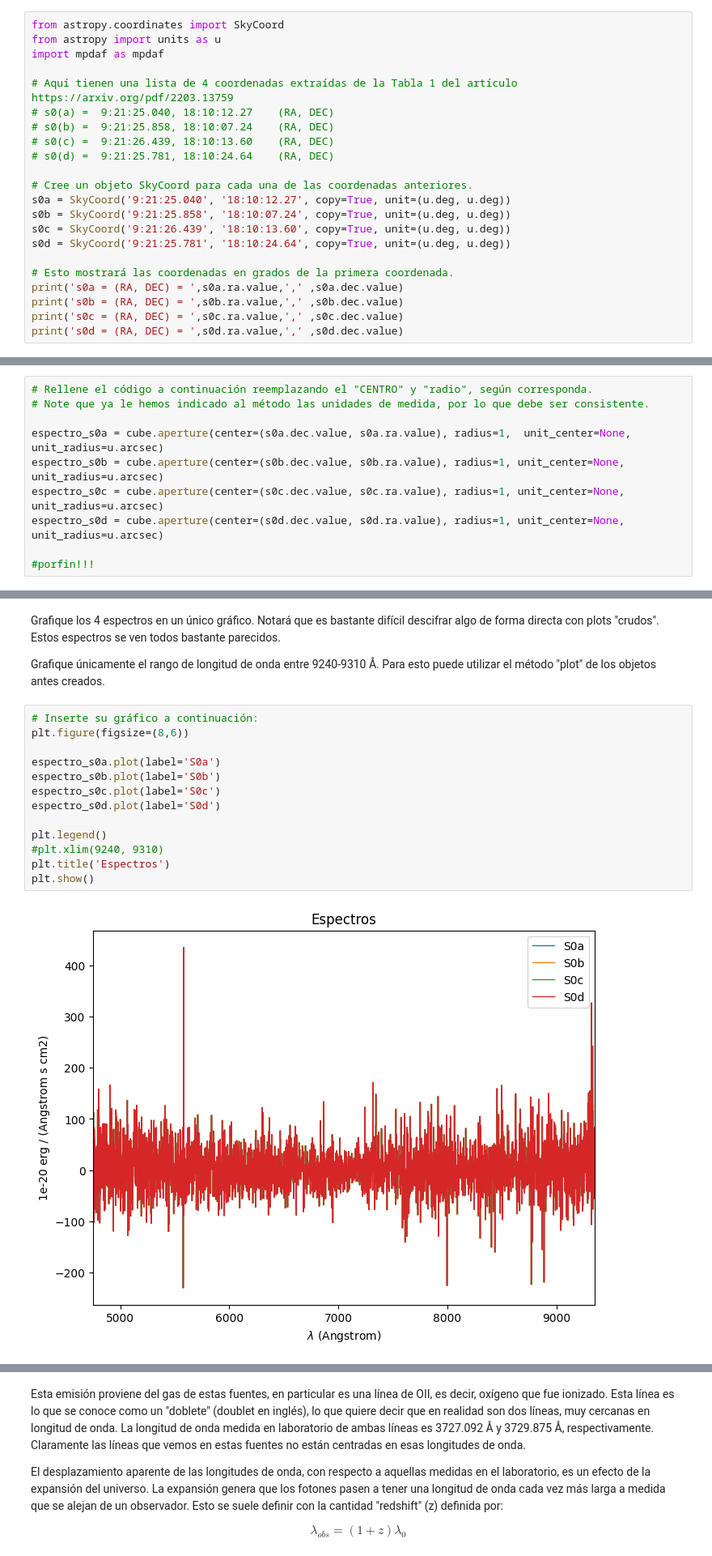
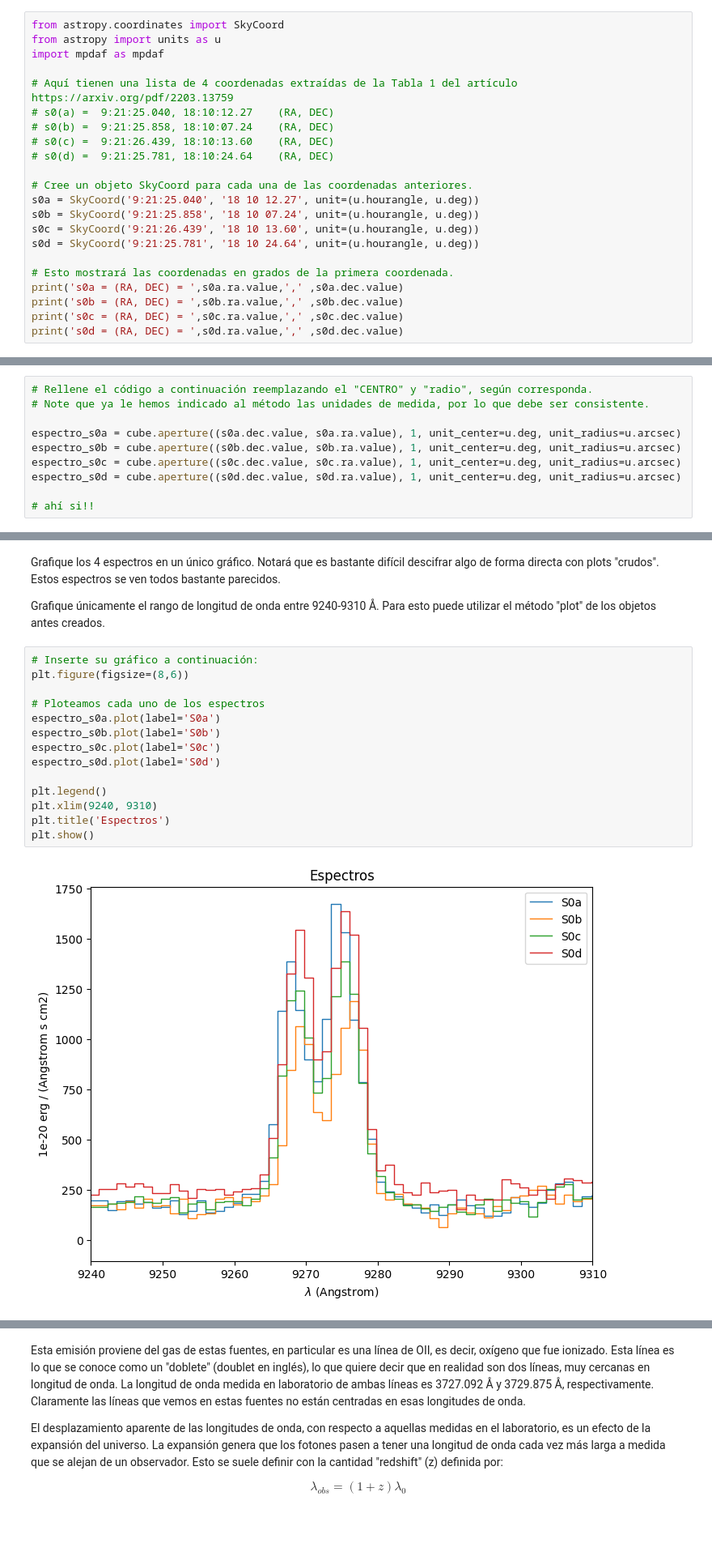
Before and after one commit to gustavocardoza/Tarea-4, a Jupyter notebook: Tarea4.ipynb, the cells around one changed output, grey strips where cells are left out. Shown at 81% size. Cells and saved outputs as stored; diff of their text form; blank space fills up the shorter version.

```diff
--- a/Tarea4.ipynb
+++ b/Tarea4.ipynb
@@ -203,10 +203,10 @@ import mpdaf as mpdaf
 # s0(d) =  9:21:25.781, 18:10:24.64    (RA, DEC)
 
 # Cree un objeto SkyCoord para cada una de las coordenadas anteriores.
-s0a = SkyCoord('9:21:25.040', '18:10:12.27', copy=True, unit=(u.deg, u.deg))
-s0b = SkyCoord('9:21:25.858', '18:10:07.24', copy=True, unit=(u.deg, u.deg))
-s0c = SkyCoord('9:21:26.439', '18:10:13.60', copy=True, unit=(u.deg, u.deg))
-s0d = SkyCoord('9:21:25.781', '18:10:24.64', copy=True, unit=(u.deg, u.deg))
+s0a = SkyCoord('9:21:25.040', '18 10 12.27', unit=(u.hourangle, u.deg))
+s0b = SkyCoord('9:21:25.858', '18 10 07.24', unit=(u.hourangle, u.deg))
+s0c = SkyCoord('9:21:26.439', '18 10 13.60', unit=(u.hourangle, u.deg))
+s0d = SkyCoord('9:21:25.781', '18 10 24.64', unit=(u.hourangle, u.deg))
 
 # Esto mostrará las coordenadas en grados de la primera coordenada.
 print('s0a = (RA, DEC) = ',s0a.ra.value,',' ,s0a.dec.value)
@@ -238,12 +238,12 @@ Un pequeño hint: el centro debe ser de la forma (dec, ra) y cada coordenada con
 # Rellene el código a continuación reemplazando el "CENTRO" y "radio", según corresponda.
 # Note que ya le hemos indicado al método las unidades de medida, por lo que debe ser consistente.
 
-espectro_s0a = cube.aperture(center=(s0a.dec.value, s0a.ra.value), radius=1,  unit_center=None, unit_radius=u.arcsec)
-espectro_s0b = cube.aperture(center=(s0b.dec.value, s0b.ra.value), radius=1, unit_center=None, unit_radius=u.arcsec)
-espectro_s0c = cube.aperture(center=(s0c.dec.value, s0c.ra.value), radius=1, unit_center=None, unit_radius=u.arcsec)
-espectro_s0d = cube.aperture(center=(s0d.dec.value, s0d.ra.value), radius=1, unit_center=None, unit_radius=u.arcsec)
+espectro_s0a = cube.aperture((s0a.dec.value, s0a.ra.value), 1, unit_center=u.deg, unit_radius=u.arcsec)
+espectro_s0b = cube.aperture((s0b.dec.value, s0b.ra.value), 1, unit_center=u.deg, unit_radius=u.arcsec)
+espectro_s0c = cube.aperture((s0c.dec.value, s0c.ra.value), 1, unit_center=u.deg, unit_radius=u.arcsec)
+espectro_s0d = cube.aperture((s0d.dec.value, s0d.ra.value), 1, unit_center=u.deg, unit_radius=u.arcsec)
 
-#porfin!!!
+# ahí si!!
 # %% [output]
 [INFO] 100 spaxels used
 INFO:mpdaf.obj.data:100 spaxels used
@@ -261,18 +261,19 @@ Para esto puede utilizar el método "plot" de los objetos antes creados.
 # %%
 # Inserte su gráfico a continuación:
 plt.figure(figsize=(8,6))
 
+# Ploteamos cada uno de los espectros
 espectro_s0a.plot(label='S0a')
 espectro_s0b.plot(label='S0b')
 espectro_s0c.plot(label='S0c')
 espectro_s0d.plot(label='S0d')
 
 plt.legend()
-#plt.xlim(9240, 9310)
+plt.xlim(9240, 9310)
 plt.title('Espectros')
 plt.show()
 # %% [output]
-[figure, old version]
+[figure, new version]
 # %% [markdown]
 
 Notará que hay una emisión bastante clara con 2 máximos, uno detrás de otro.
```
Also changed, not shown: parts of 6 cells of this notebook.
